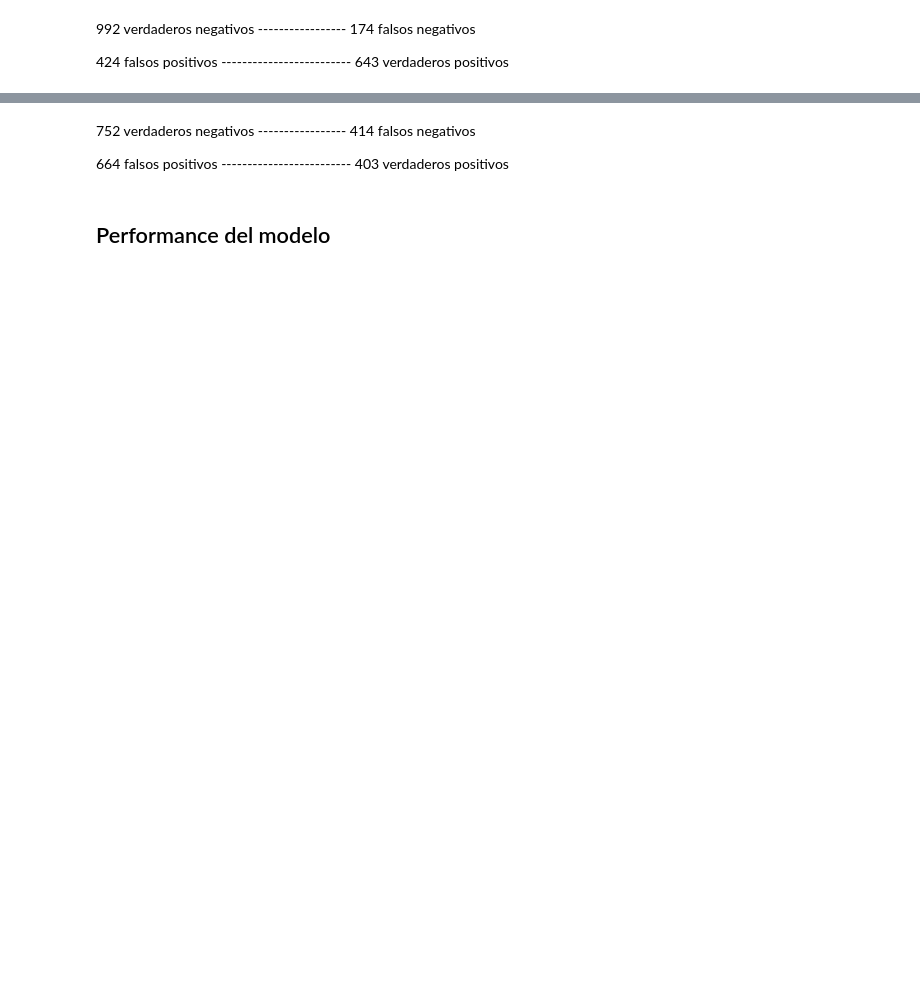
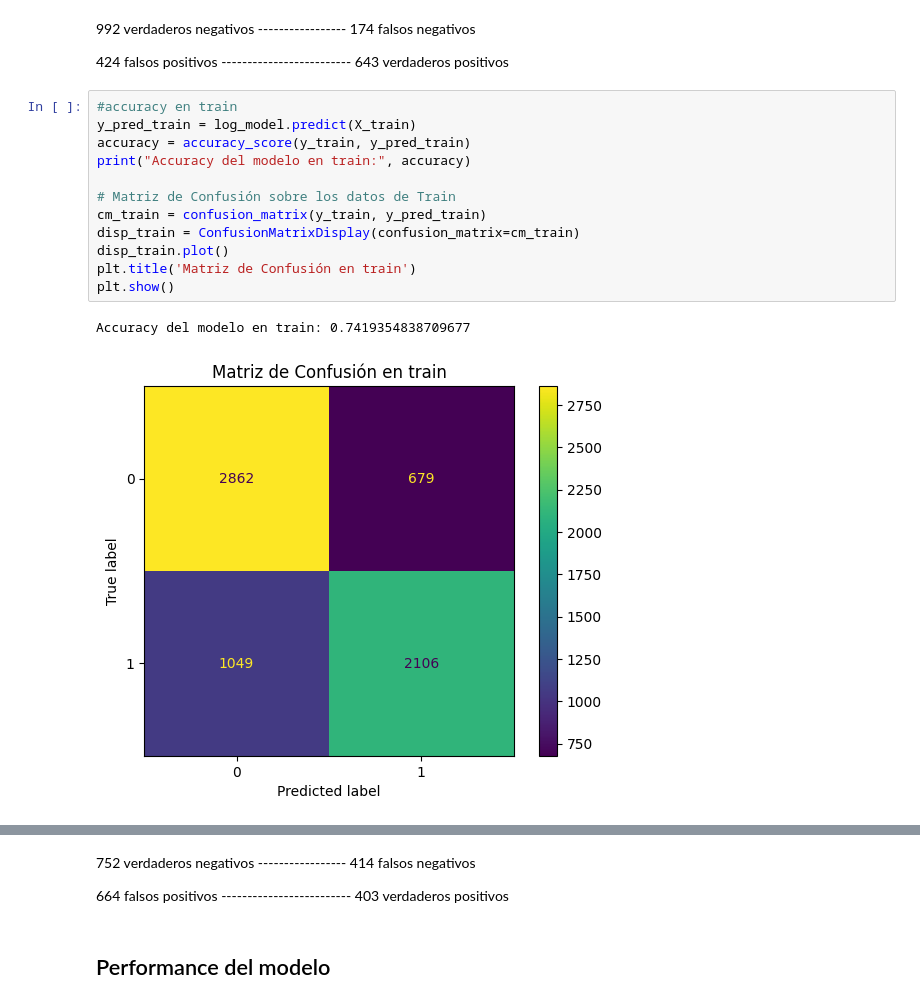
Before and after one commit to gabislot07/Chona-avanzado-2024, a Jupyter notebook: modelos parte 1 -solo los atributos numericos continuos/Regr. Logistica 1 (CON E.D.A).ipynb, the cells around one changed output, grey strips where cells are left out. Drawn from its saved outputs; the diff is of its cells as text; blank space fills up the shorter version.

```diff
--- a/modelos parte 1 -solo los atributos numericos continuos/Regr. Logistica 1 (CON E.D.A).ipynb
+++ b/modelos parte 1 -solo los atributos numericos continuos/Regr. Logistica 1 (CON E.D.A).ipynb
@@ -246,4 +254,19 @@ accuracy = accuracy_score(y_test, y_pred)
 992 verdaderos negativos    -----------------            174 falsos negativos
 
 424 falsos positivos        -------------------------             643 verdaderos positivos
+# %%
+#accuracy en train
+y_pred_train = log_model.predict(X_train)
+accuracy = accuracy_score(y_train, y_pred_train)
+print("Accuracy del modelo en train:", accuracy)
+
+# Matriz de Confusión sobre los datos de Train
+cm_train = confusion_matrix(y_train, y_pred_train)
+disp_train = ConfusionMatrixDisplay(confusion_matrix=cm_train)
+disp_train.plot()
+plt.title('Matriz de Confusión en train')
+plt.show()
+# %% [output]
+Accuracy del modelo en train: 0.7419354838709677
+[figure, added]
 # %%
```
Also changed, not shown: parts of 24 cells of this notebook, 1 other file.
